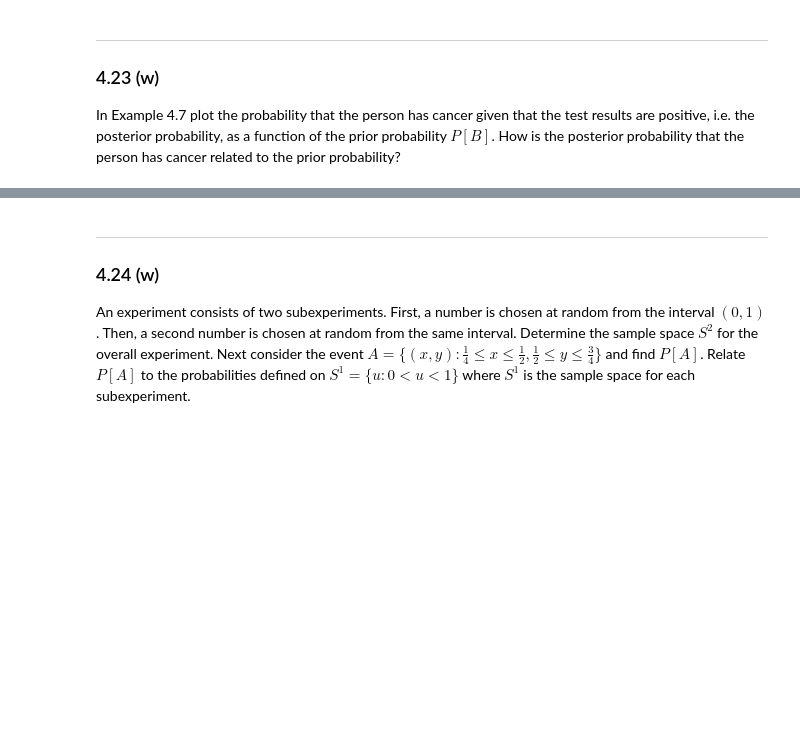
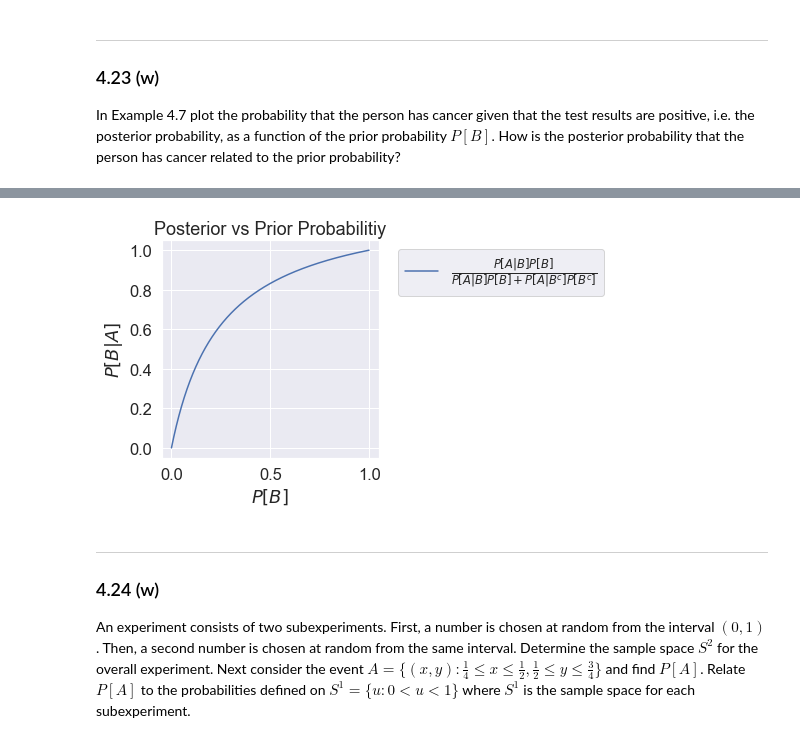
Before and after one commit to VictorCannestro/Intuitive_Probability_and_Random_Processes, a Jupyter notebook: CH4_Conditional_Probability.ipynb, the cells around one changed output, grey strips where cells are left out. Cells and saved outputs as stored; diff of their text form; code cells hidden in the pictures; blank space fills up the shorter version.

```diff
--- a/CH4_Conditional_Probability.ipynb
+++ b/CH4_Conditional_Probability.ipynb
@@ -779,3 +891,21 @@ In Example 4.7 plot the probability that the person has cancer given that the te
+# %%
+fig, ax = plt.subplots()
+prior = np.arange(0, 1, 0.001)
+Pa_given_b = 0.99 # Positive result from blood test
+Pa_given_bc = 0.2 # False positive
+
+posterior = ( Pa_given_b*prior ) / ( Pa_given_b*prior + Pa_given_bc*(1 - prior))
+
+ax.plot(prior, posterior, label=r'$\frac{P[A|B]P[B]}{P[A|B]P[B] + P[A|B^c]P[B^c]}$')
+
+ax.set_title('Posterior vs Prior Probabilitiy')
+ax.set_xlabel(r'$P[B]$')
+ax.set_ylabel(r'$P[B|A]$')
+ax.set_aspect(1)
+ax.legend(bbox_to_anchor=(1.05, 1), loc='upper left')
+plt.show()
+# %% [output]
+[figure, added]
 # %% [markdown]
 ***
 ### 4.24 (w)
```
Also changed, not shown: parts of 36 cells of this notebook, 1 other file.
